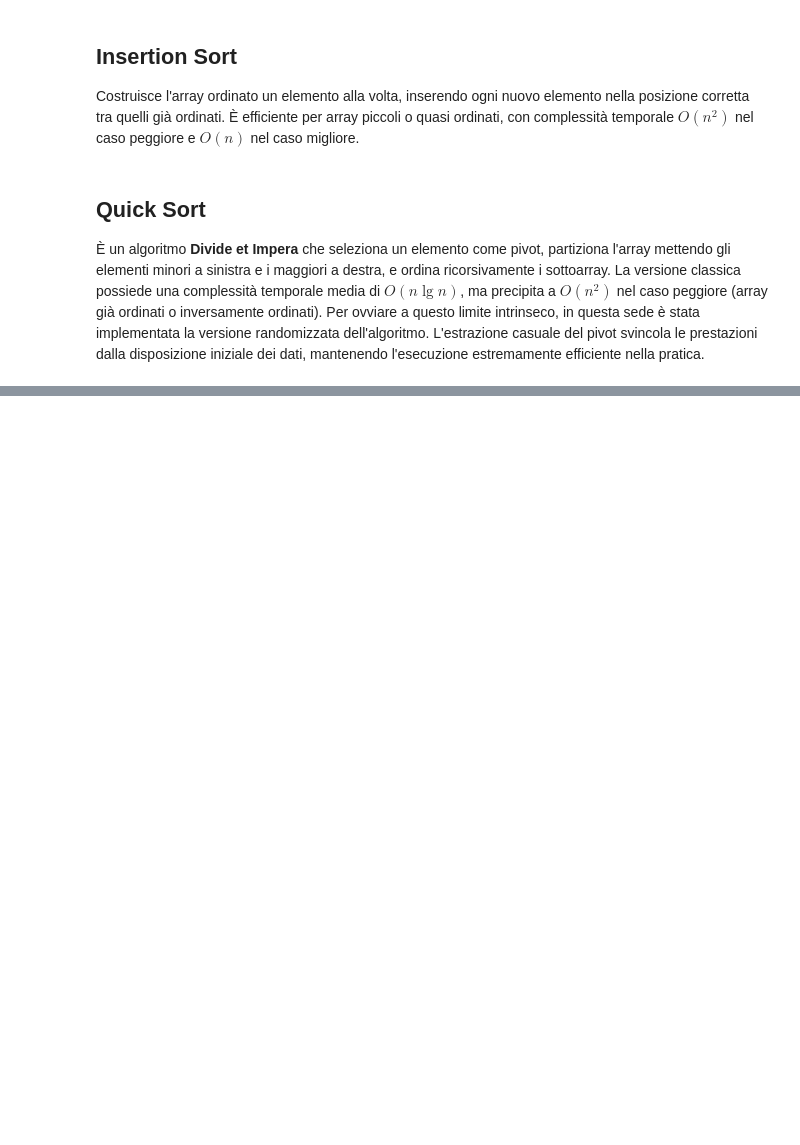
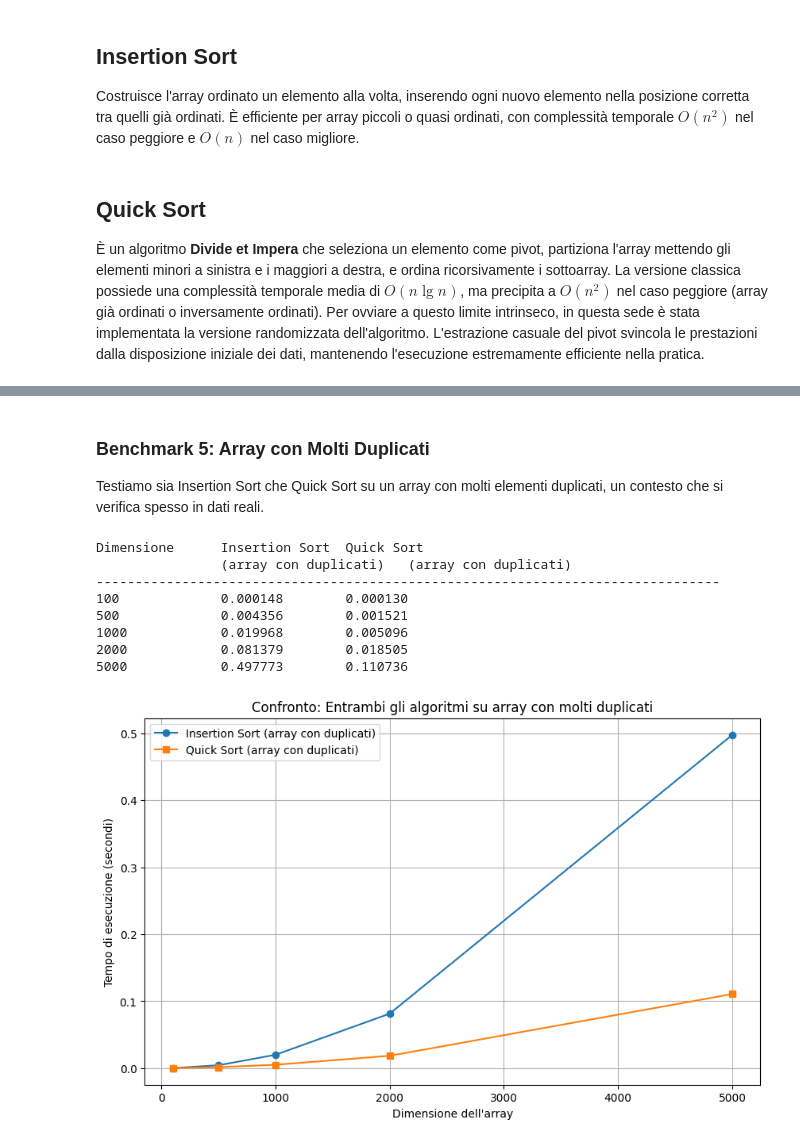
Before and after one commit to petrucciandrea/Laboratorio2_Algoritmi_2026, a Jupyter notebook: Esercizio2_Petrucci.ipynb, the cells around one changed output, grey strips where cells are left out. Cells and saved outputs as stored; diff of their text form; code cells hidden in the pictures; blank space fills up the shorter version.

```diff
--- a/Esercizio2_Petrucci.ipynb
+++ b/Esercizio2_Petrucci.ipynb
@@ -239,0 +325,62 @@ Dimensione      Insertion Sort  Quick Sort
+# %% [markdown]
+### Benchmark 5: Array con Molti Duplicati
+Testiamo sia Insertion Sort che Quick Sort su un array con molti elementi duplicati, un contesto che si verifica spesso in dati reali.
+# %%
+def benchmark_both_on_many_duplicates():
+    """Benchmark dove entrambi gli algoritmi ricevono un array con molti duplicati."""
+    sizes = [100, 500, 1000, 2000, 5000]
+    insertion_duplicates_times = []
+    quick_duplicates_times = []
+
+    for size in sizes:
+        # Genera array con molti duplicati
+        arr = generate_array_with_many_duplicates(size)
+
+        # Insertion Sort sull'array con molti duplicati
+        arr_copy = arr.copy()
+        start = time.time()
+        insertion_sort(arr_copy)
+        end = time.time()
+        insertion_duplicates_times.append(end - start)
+
+        # Quick Sort sull'array con molti duplicati
+        arr_copy = arr.copy()
+        start = time.time()
+        quicksort(arr_copy, 0, len(arr_copy) - 1)
+        end = time.time()
+        quick_duplicates_times.append(end - start)
+
+    # Stampa risultati
+    print("Dimensione\tInsertion Sort\tQuick Sort")
+    print("\t\t(array con duplicati)\t(array con duplicati)")
+    print("-" * 80)
+    for i, size in enumerate(sizes):
+        print(f"{size}\t\t{insertion_duplicates_times[i]:.6f}\t{quick_duplicates_times[i]:.6f}")
+
+    # Crea grafico (solo se matplotlib è disponibile)
+    try:
+        import matplotlib.pyplot as plt
+        plt.figure(figsize=(10, 6))
+        plt.plot(sizes, insertion_duplicates_times, marker='o', label='Insertion Sort (array con duplicati)')
+        plt.plot(sizes, quick_duplicates_times, marker='s', label='Quick Sort (array con duplicati)')
+        plt.xlabel('Dimensione dell\'array')
+        plt.ylabel('Tempo di esecuzione (secondi)')
+        plt.title('Confronto: Entrambi gli algoritmi su array con molti duplicati')
+        plt.legend()
+        plt.grid(True)
+        plt.show()
+    except ImportError:
+        print("\nMatplotlib non installato, impossibile visualizzare il grafico.")
+
+# Esegui benchmark
+benchmark_both_on_many_duplicates()
+# %% [output]
+Dimensione      Insertion Sort  Quick Sort
+                (array con duplicati)   (array con duplicati)
+--------------------------------------------------------------------------------
+100             0.000148        0.000130
+500             0.004356        0.001521
+1000            0.019968        0.005096
+2000            0.081379        0.018505
+5000            0.497773        0.110736
+[figure, added]
```
Also changed, not shown: parts of 12 cells of this notebook.
